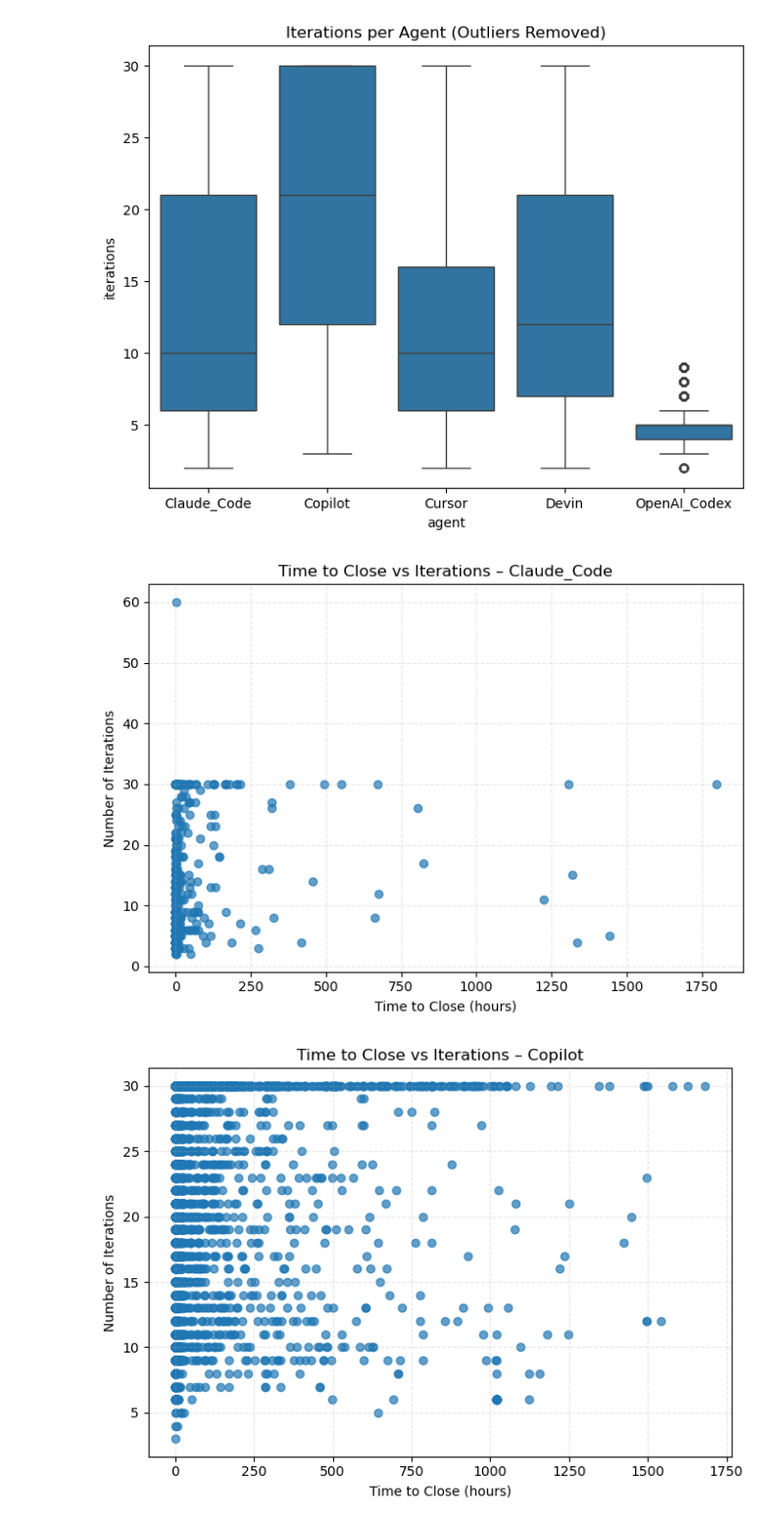
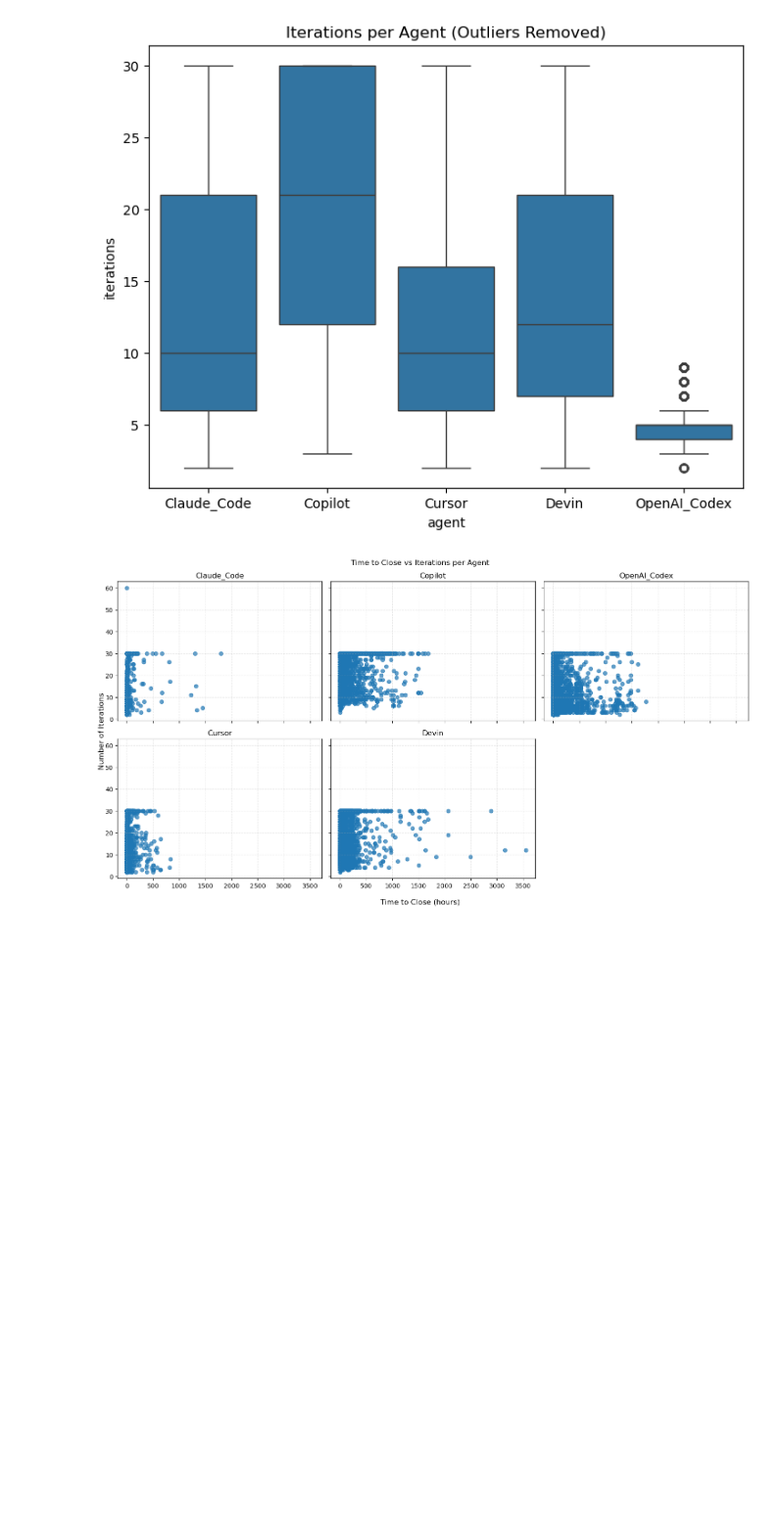
Before and after one commit to mzikkhan/effifiency_of_coding_agents, a Jupyter notebook: rq_1.ipynb, the cells around one changed output. Shown at 98% size. Cells and saved outputs as stored; diff of their text form; code cells hidden in the pictures; blank space fills up the shorter version.

```diff
--- a/rq_1.ipynb
+++ b/rq_1.ipynb
@@ -229,21 +235,36 @@ plt.show()
 [figure]
 [figure]
 # %%
+import math
 
+
+n_cols = 3
 agents = final_df["agent"].unique()
+n_agents = len(agents)
+n_rows = math.ceil(n_agents / n_cols)
 
-for agent in agents:
+fig, axes = plt.subplots(n_rows, n_cols, figsize=(15, 8), sharex=True, sharey=True)
+axes = axes.flatten()
+
+
+for idx, agent in enumerate(agents):
     sub = final_df[final_df["agent"] == agent]
+    ax = axes[idx]
 
-    plt.figure(figsize=(7, 5))
-    plt.scatter(sub["time_to_close_hours"], sub["iterations"], alpha=0.7)
+    ax.scatter(sub["time_to_close_hours"], sub["iterations"], alpha=0.7)
+    ax.set_title(agent)
+    ax.grid(True, linestyle="--", alpha=0.3)
 
-    plt.title(f"Time to Close vs Iterations – {agent}")
-    plt.xlabel("Time to Close (hours)")
-    plt.ylabel("Number of Iterations")
-    plt.grid(True, linestyle="--", alpha=0.3)
-    plt.tight_layout()
-    plt.show()
+
+for j in range(idx + 1, len(axes)):
+    fig.delaxes(axes[j])
+
+fig.supxlabel("Time to Close (hours)")
+fig.supylabel("Number of Iterations")
+
+fig.suptitle("Time to Close vs Iterations per Agent", y=0.98)
+plt.tight_layout()
+plt.savefig("agent_time_iterations.png", dpi=300, bbox_inches="tight")
+plt.show()
 # %% [output]
-[figure, old version]
+[figure, new version]
-[figure, removed]
```
Also changed, not shown: parts of 5 cells of this notebook.
